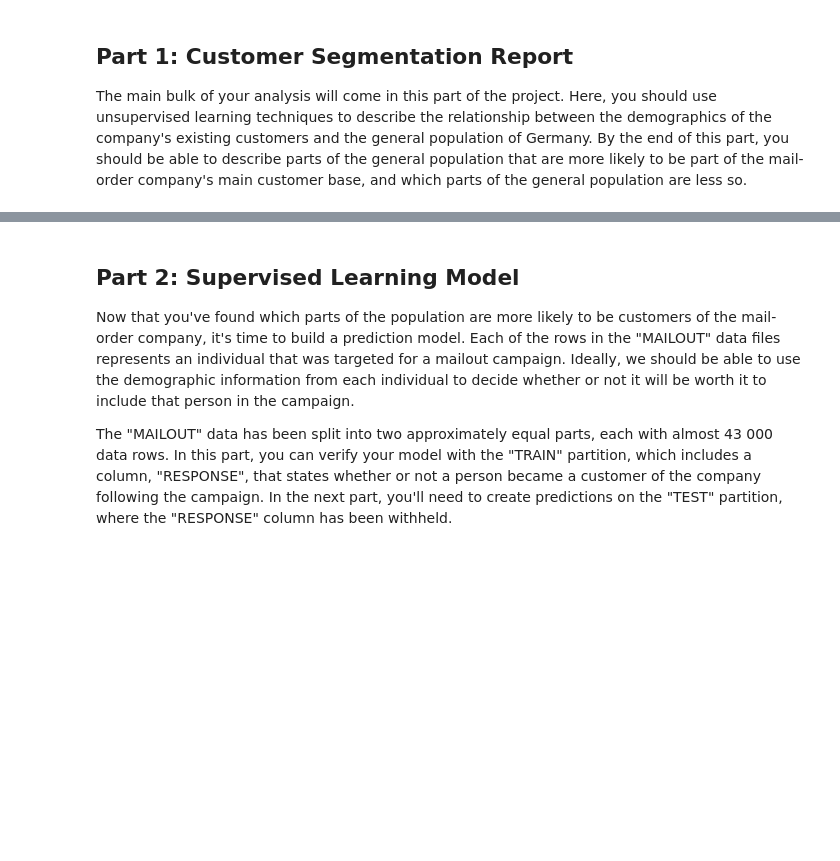
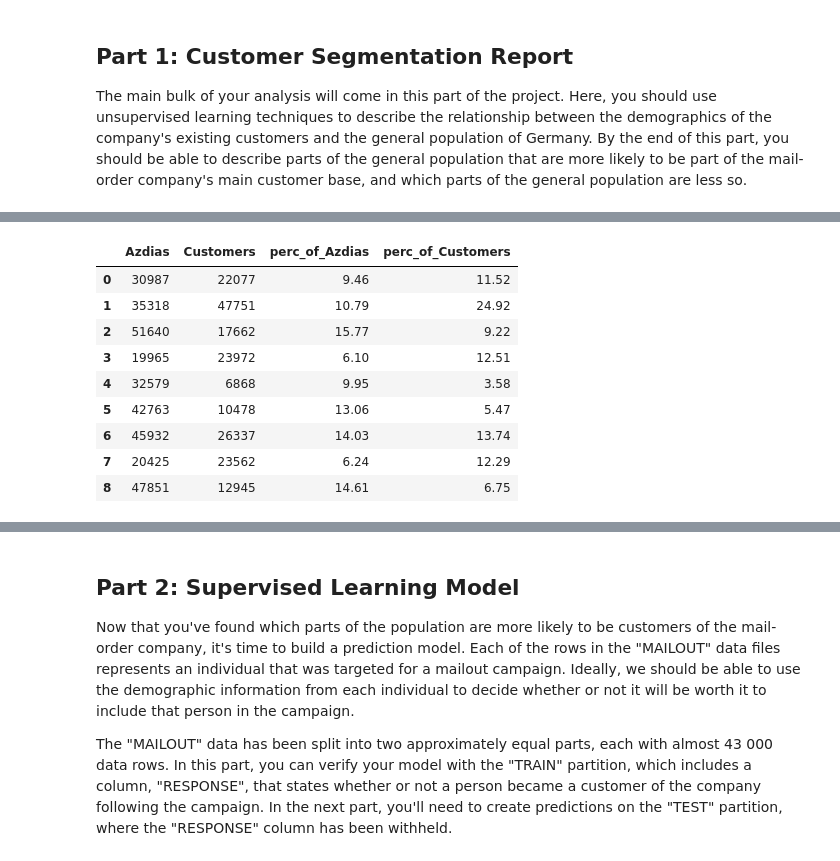
Before and after one commit to yukan97/Bertelsmann-Arvato-Capstone-Project, a Jupyter notebook: Arvato Project Workbook.ipynb, the cells around one changed output, grey strips where cells are left out. Saved outputs shown, nothing was run; the diff lists cells and outputs as text; code cells hidden in the pictures; blank space fills up the shorter version.

```diff
--- a/Arvato Project Workbook.ipynb
+++ b/Arvato Project Workbook.ipynb
@@ -1137,0 +1196,13 @@ km = kmeans.fit(pca_transformed)
+# %%
+clusters_df
+# %% [output]
+|  | Azdias | Customers | perc_of_Azdias | perc_of_Customers |
+| 0 | 30987 | 22077 | 9.46 | 11.52 |
+| 1 | 35318 | 47751 | 10.79 | 24.92 |
+| 2 | 51640 | 17662 | 15.77 | 9.22 |
+| 3 | 19965 | 23972 | 6.10 | 12.51 |
+| 4 | 32579 | 6868 | 9.95 | 3.58 |
+| 5 | 42763 | 10478 | 13.06 | 5.47 |
+| 6 | 45932 | 26337 | 14.03 | 13.74 |
+| 7 | 20425 | 23562 | 6.24 | 12.29 |
+| 8 | 47851 | 12945 | 14.61 | 6.75 |
```
Also changed, not shown: parts of 16 cells of this notebook.
